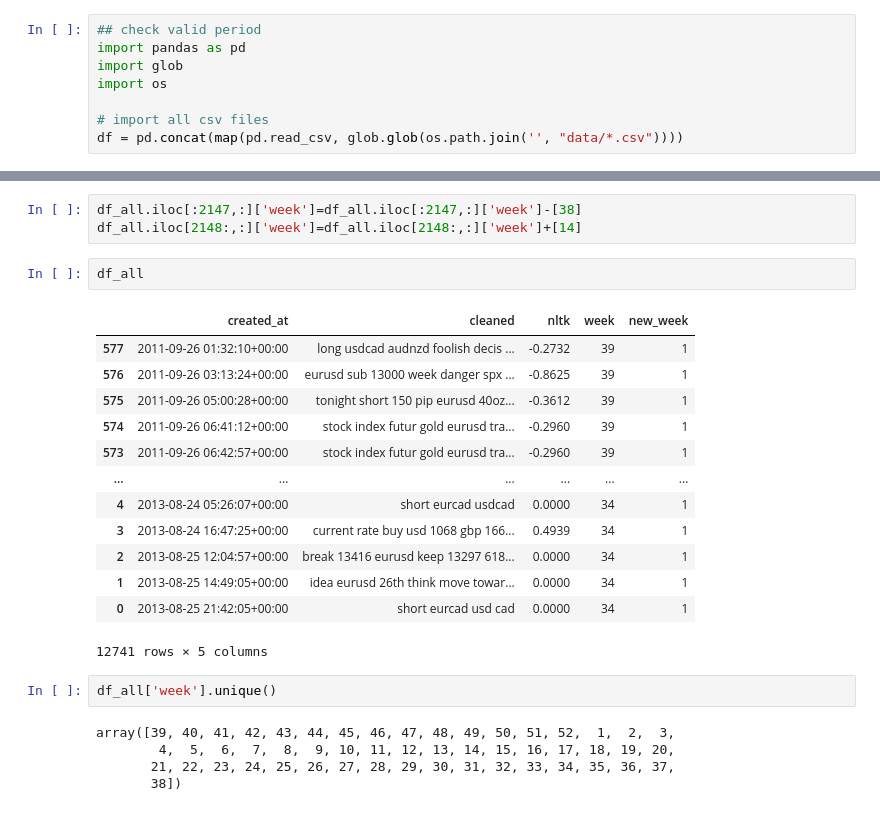
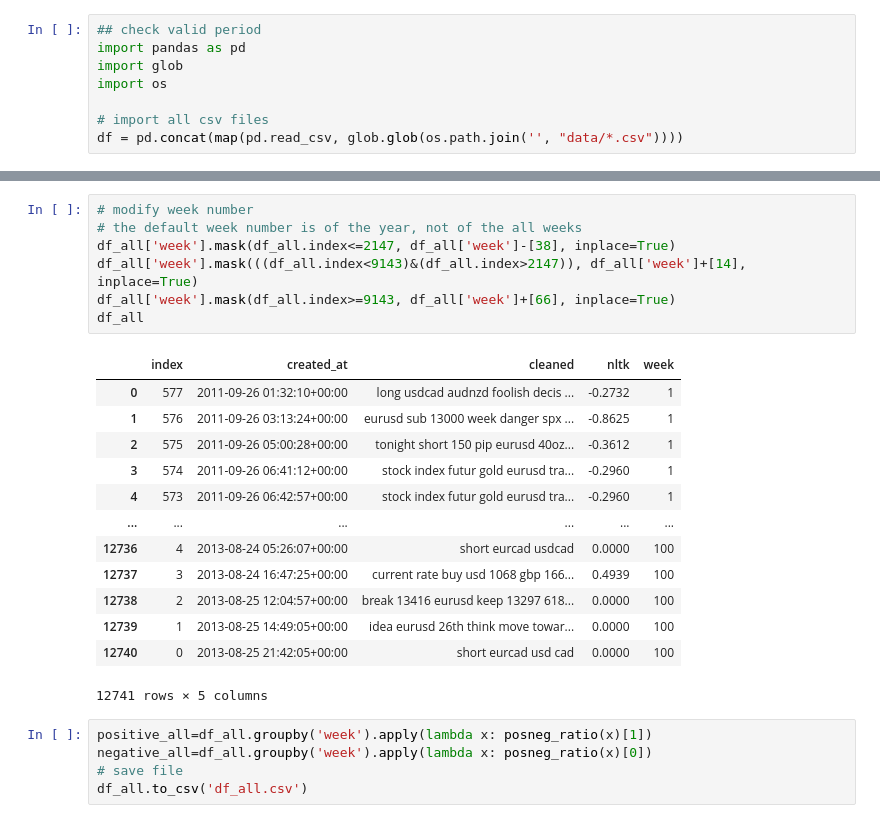
Before and after one commit to YinghuiJiang/Computational-Social-Media-Project, a Jupyter notebook: sentiment_analysis.ipynb, the cells around one changed output, grey strips where cells are left out. Cells and saved outputs as stored; diff of their text form.

```diff
--- a/sentiment_analysis.ipynb
+++ b/sentiment_analysis.ipynb
@@ -410,27 +371,27 @@ Name: week, Length: 12741, dtype: int64
-# %%
-df_all.iloc[:2147,:]['week']=df_all.iloc[:2147,:]['week']-[38]
-df_all.iloc[2148:,:]['week']=df_all.iloc[2148:,:]['week']+[14]
-# %%
-df_all
-# %% [output]
-|  | created_at | cleaned | nltk | week | new_week |
-| 577 | 2011-09-26 01:32:10+00:00 | long usdcad audnzd foolish decis ... | -0.2732 | 39 | 1 |
-| 576 | 2011-09-26 03:13:24+00:00 | eurusd sub 13000 week danger spx ... | -0.8625 | 39 | 1 |
-| 575 | 2011-09-26 05:00:28+00:00 | tonight short 150 pip eurusd 40oz... | -0.3612 | 39 | 1 |
-| 574 | 2011-09-26 06:41:12+00:00 | stock index futur gold eurusd tra... | -0.2960 | 39 | 1 |
-| 573 | 2011-09-26 06:42:57+00:00 | stock index futur gold eurusd tra... | -0.2960 | 39 | 1 |
-| ... | ... | ... | ... | ... | ... |
-| 4 | 2013-08-24 05:26:07+00:00 | short eurcad usdcad | 0.0000 | 34 | 1 |
-| 3 | 2013-08-24 16:47:25+00:00 | current rate buy usd 1068 gbp 166... | 0.4939 | 34 | 1 |
-| 2 | 2013-08-25 12:04:57+00:00 | break 13416 eurusd keep 13297 618... | 0.0000 | 34 | 1 |
-| 1 | 2013-08-25 14:49:05+00:00 | idea eurusd 26th think move towar... | 0.0000 | 34 | 1 |
-| 0 | 2013-08-25 21:42:05+00:00 | short eurcad usd cad | 0.0000 | 34 | 1 |
-12741 rows × 5 columns
-# %%
-df_all['week'].unique()
-# %% [output]
-array([39, 40, 41, 42, 43, 44, 45, 46, 47, 48, 49, 50, 51, 52,  1,  2,  3,
-        4,  5,  6,  7,  8,  9, 10, 11, 12, 13, 14, 15, 16, 17, 18, 19, 20,
-       21, 22, 23, 24, 25, 26, 27, 28, 29, 30, 31, 32, 33, 34, 35, 36, 37,
-       38])
+# %%
+# modify week number
+# the default week number is of the year, not of the all weeks
+df_all['week'].mask(df_all.index<=2147, df_all['week']-[38], inplace=True)
+df_all['week'].mask(((df_all.index<9143)&(df_all.index>2147)), df_all['week']+[14], inplace=True)
+df_all['week'].mask(df_all.index>=9143, df_all['week']+[66], inplace=True)
+df_all
+# %% [output]
+|  | index | created_at | cleaned | nltk | week |
+| 0 | 577 | 2011-09-26 01:32:10+00:00 | long usdcad audnzd foolish decis ... | -0.2732 | 1 |
+| 1 | 576 | 2011-09-26 03:13:24+00:00 | eurusd sub 13000 week danger spx ... | -0.8625 | 1 |
+| 2 | 575 | 2011-09-26 05:00:28+00:00 | tonight short 150 pip eurusd 40oz... | -0.3612 | 1 |
+| 3 | 574 | 2011-09-26 06:41:12+00:00 | stock index futur gold eurusd tra... | -0.2960 | 1 |
+| 4 | 573 | 2011-09-26 06:42:57+00:00 | stock index futur gold eurusd tra... | -0.2960 | 1 |
+| ... | ... | ... | ... | ... | ... |
+| 12736 | 4 | 2013-08-24 05:26:07+00:00 | short eurcad usdcad | 0.0000 | 100 |
+| 12737 | 3 | 2013-08-24 16:47:25+00:00 | current rate buy usd 1068 gbp 166... | 0.4939 | 100 |
+| 12738 | 2 | 2013-08-25 12:04:57+00:00 | break 13416 eurusd keep 13297 618... | 0.0000 | 100 |
+| 12739 | 1 | 2013-08-25 14:49:05+00:00 | idea eurusd 26th think move towar... | 0.0000 | 100 |
+| 12740 | 0 | 2013-08-25 21:42:05+00:00 | short eurcad usd cad | 0.0000 | 100 |
+12741 rows × 5 columns
+# %%
+positive_all=df_all.groupby('week').apply(lambda x: posneg_ratio(x)[1])
+negative_all=df_all.groupby('week').apply(lambda x: posneg_ratio(x)[0])
+# save file
+df_all.to_csv('df_all.csv')
 # %%
```
Also changed, not shown: parts of 39 cells of this notebook, 1 other file.
